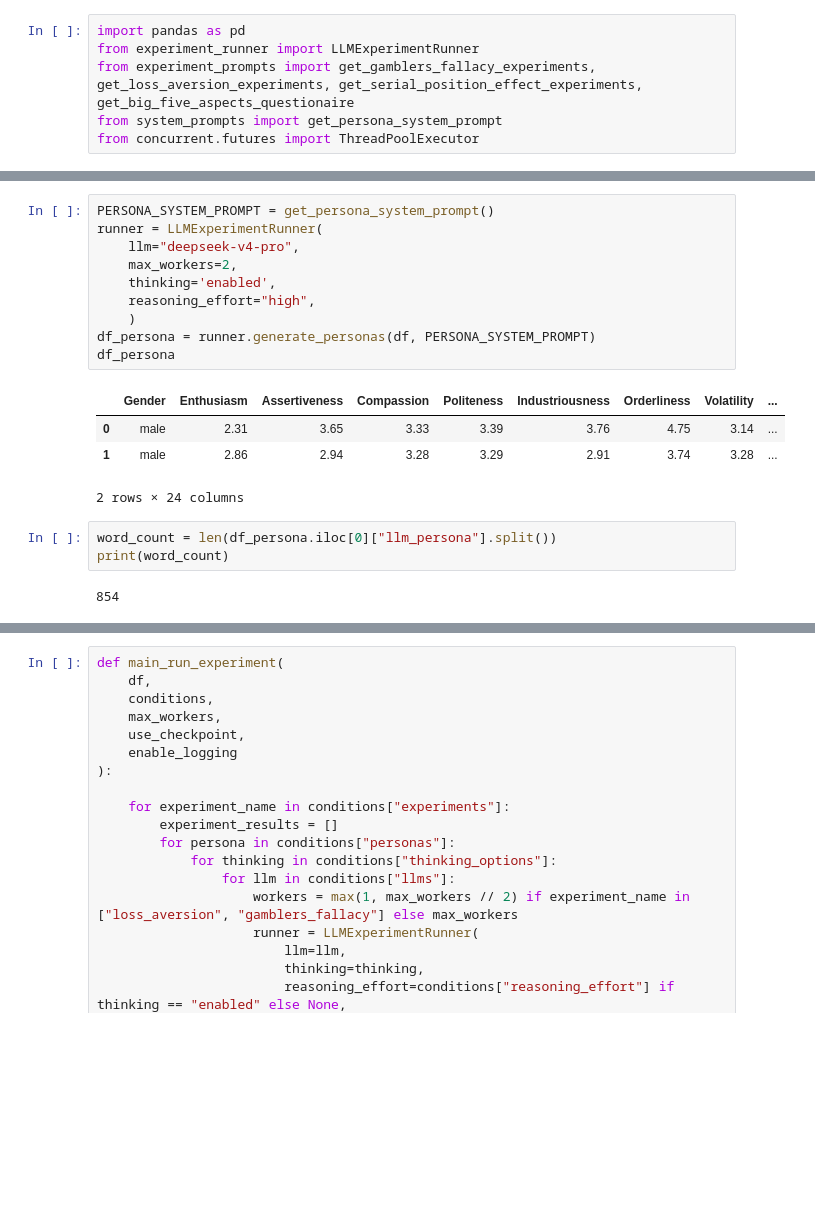
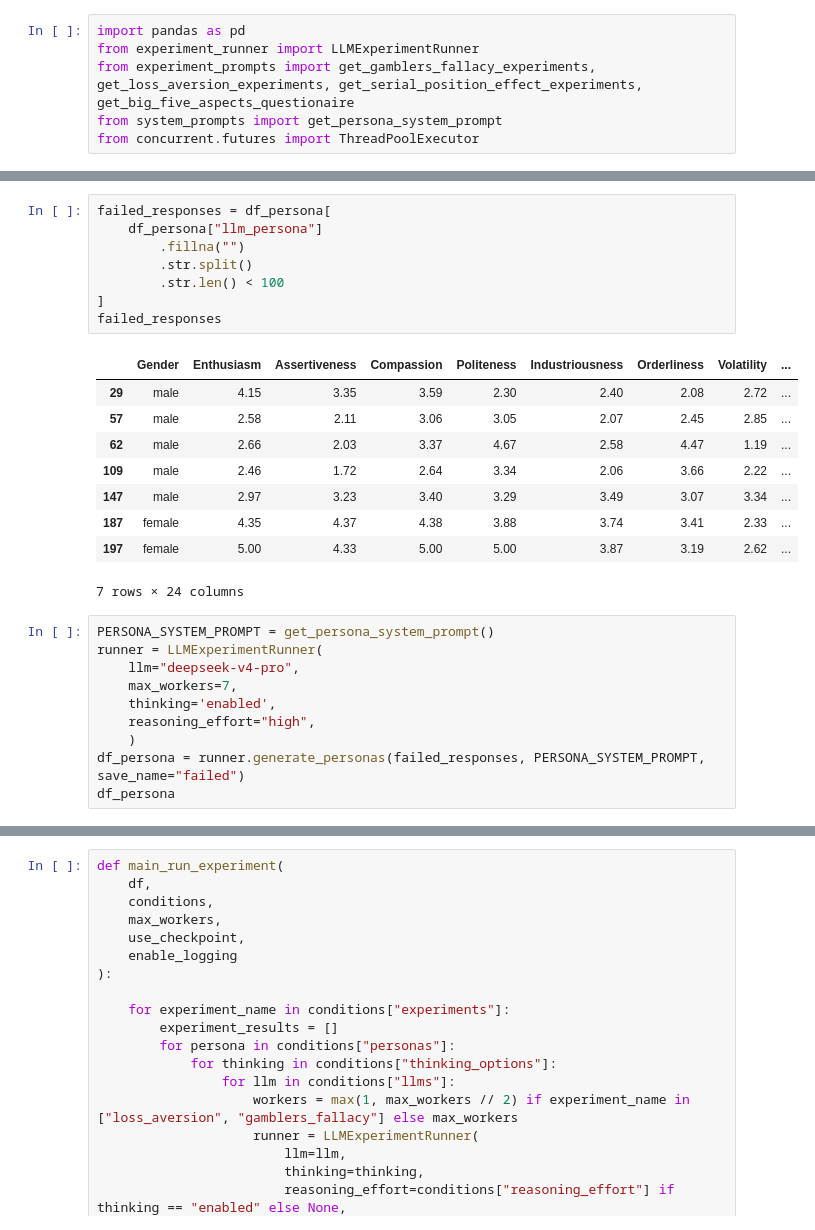
Before and after one commit to DanielSchipfer/The-Parrot-in-the-Machine-Simulating-Human-Behavior-with-Large-Language-Models, a Jupyter notebook: code/LLM_Experiments.ipynb, the cells around one changed output, grey strips where cells are left out. Cells and saved outputs as stored; diff of their text form; blank space fills up the shorter version.

```diff
--- a/code/LLM_Experiments.ipynb
+++ b/code/LLM_Experiments.ipynb
@@ -15,20 +48,28 @@ df
+# %%
+failed_responses = df_persona[
+    df_persona["llm_persona"]
+        .fillna("")
+        .str.split()
+        .str.len() < 100
+]
+failed_responses
+# %% [output]
+|  | Gender | Enthusiasm | Assertiveness | Compassion | Politeness | Industriousness | Orderliness | Volatility | ... |
+| 29 | male | 4.15 | 3.35 | 3.59 | 2.30 | 2.40 | 2.08 | 2.72 | ... |
+| 57 | male | 2.58 | 2.11 | 3.06 | 3.05 | 2.07 | 2.45 | 2.85 | ... |
+| 62 | male | 2.66 | 2.03 | 3.37 | 4.67 | 2.58 | 4.47 | 1.19 | ... |
+| 109 | male | 2.46 | 1.72 | 2.64 | 3.34 | 2.06 | 3.66 | 2.22 | ... |
+| 147 | male | 2.97 | 3.23 | 3.40 | 3.29 | 3.49 | 3.07 | 3.34 | ... |
+| 187 | female | 4.35 | 4.37 | 4.38 | 3.88 | 3.74 | 3.41 | 2.33 | ... |
+| 197 | female | 5.00 | 4.33 | 5.00 | 5.00 | 3.87 | 3.19 | 2.62 | ... |
+7 rows × 24 columns
 # %%
 PERSONA_SYSTEM_PROMPT = get_persona_system_prompt()
 runner = LLMExperimentRunner(
     llm="deepseek-v4-pro",
-    max_workers=2,
+    max_workers=7,
     thinking='enabled',
     reasoning_effort="high",
     )
-df_persona = runner.generate_personas(df, PERSONA_SYSTEM_PROMPT)
+df_persona = runner.generate_personas(failed_responses, PERSONA_SYSTEM_PROMPT, save_name="failed")
 df_persona
-# %% [output]
-|  | Gender | Enthusiasm | Assertiveness | Compassion | Politeness | Industriousness | Orderliness | Volatility | ... |
-| 0 | male | 2.31 | 3.65 | 3.33 | 3.39 | 3.76 | 4.75 | 3.14 | ... |
-| 1 | male | 2.86 | 2.94 | 3.28 | 3.29 | 2.91 | 3.74 | 3.28 | ... |
-2 rows × 24 columns
-# %%
-word_count = len(df_persona.iloc[0]["llm_persona"].split())
-print(word_count)
-# %% [output]
-854
```
Also changed, not shown: parts of 8 cells of this notebook, 10 other files.
